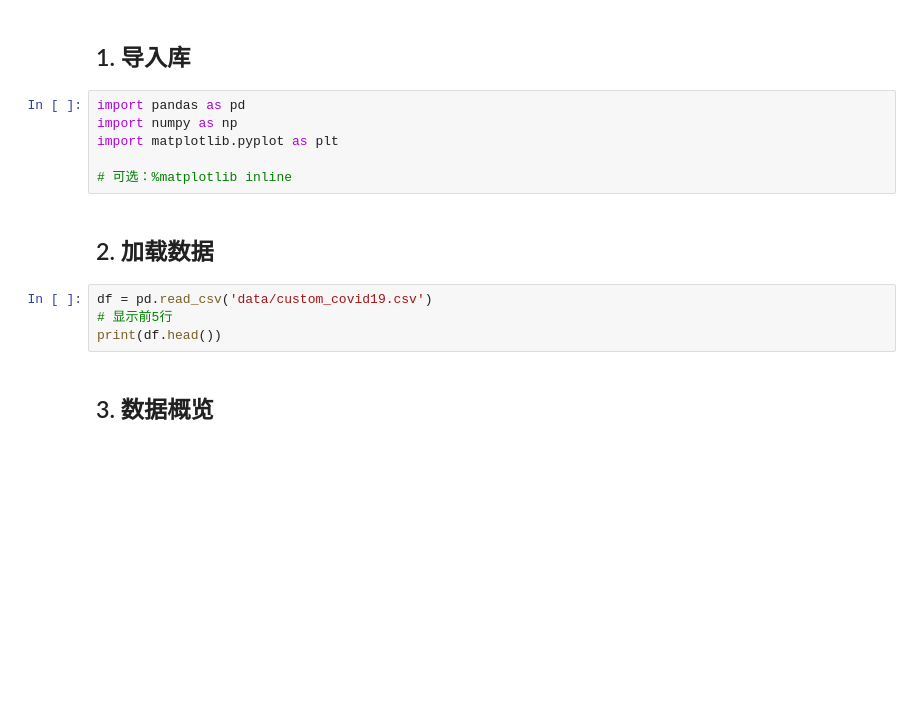
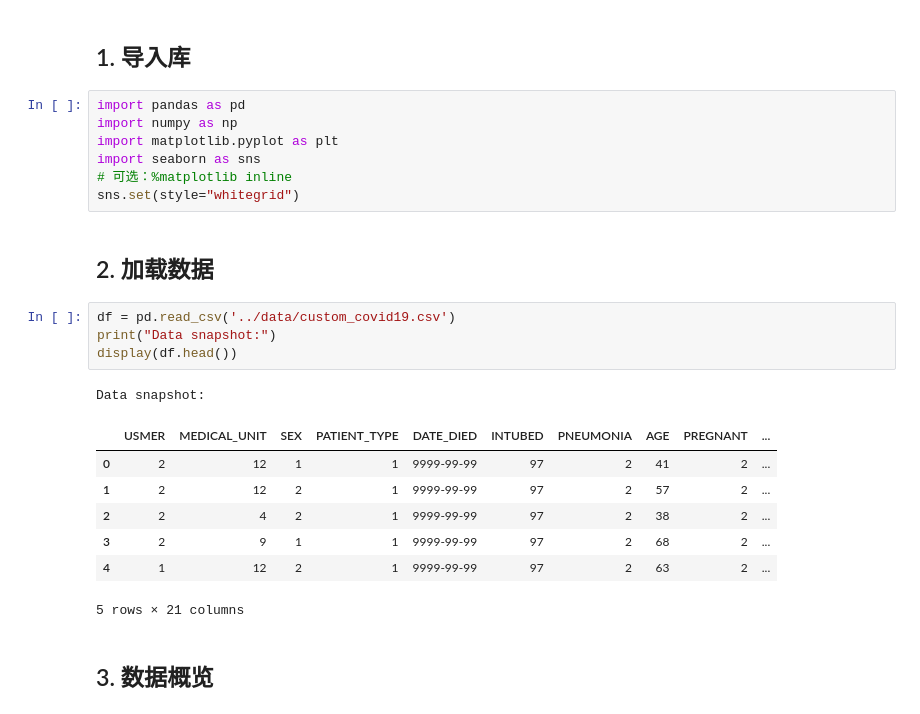
Before and after one commit to lixuanan2/EC-covid19-project, a Jupyter notebook: notebooks/01_EDA.ipynb, the cells around one changed output. Cells and saved outputs as stored; diff of their text form; blank space fills up the shorter version.

```diff
--- a/notebooks/01_EDA.ipynb
+++ b/notebooks/01_EDA.ipynb
@@ -8,14 +8,24 @@
 import pandas as pd
 import numpy as np
 import matplotlib.pyplot as plt
-
+import seaborn as sns
 # 可选：%matplotlib inline
+sns.set(style="whitegrid")
 # %% [markdown]
 ## 2. 加载数据
 # %%
-df = pd.read_csv('data/custom_covid19.csv')
-# 显示前5行
-print(df.head())
+df = pd.read_csv('../data/custom_covid19.csv')
+print("Data snapshot:")
+display(df.head())
+# %% [output]
+Data snapshot:
+|  | USMER | MEDICAL_UNIT | SEX | PATIENT_TYPE | DATE_DIED | INTUBED | PNEUMONIA | AGE | PREGNANT | ... |
+| 0 | 2 | 12 | 1 | 1 | 9999-99-99 | 97 | 2 | 41 | 2 | ... |
+| 1 | 2 | 12 | 2 | 1 | 9999-99-99 | 97 | 2 | 57 | 2 | ... |
+| 2 | 2 | 4 | 2 | 1 | 9999-99-99 | 97 | 2 | 38 | 2 | ... |
+| 3 | 2 | 9 | 1 | 1 | 9999-99-99 | 97 | 2 | 68 | 2 | ... |
+| 4 | 1 | 12 | 2 | 1 | 9999-99-99 | 97 | 2 | 63 | 2 | ... |
+5 rows × 21 columns
 # %% [markdown]
 ## 3. 数据概览
 # %%
```
Also changed, not shown: parts of 17 cells of this notebook, 3 other files.
